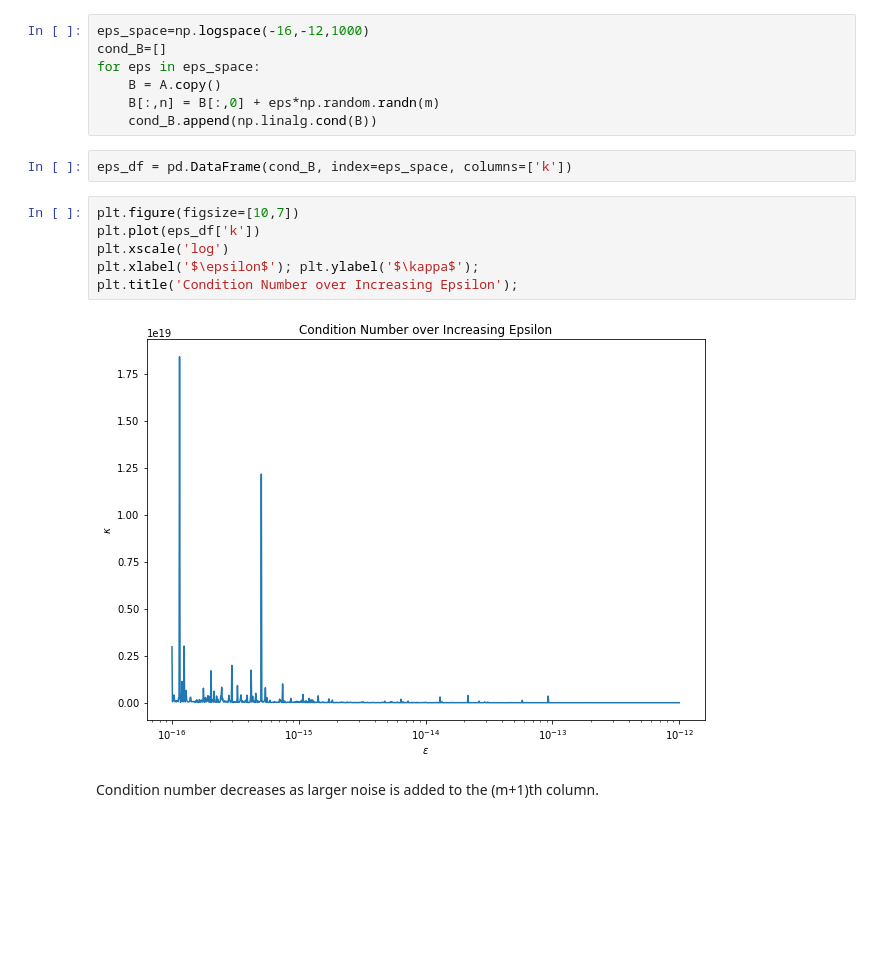
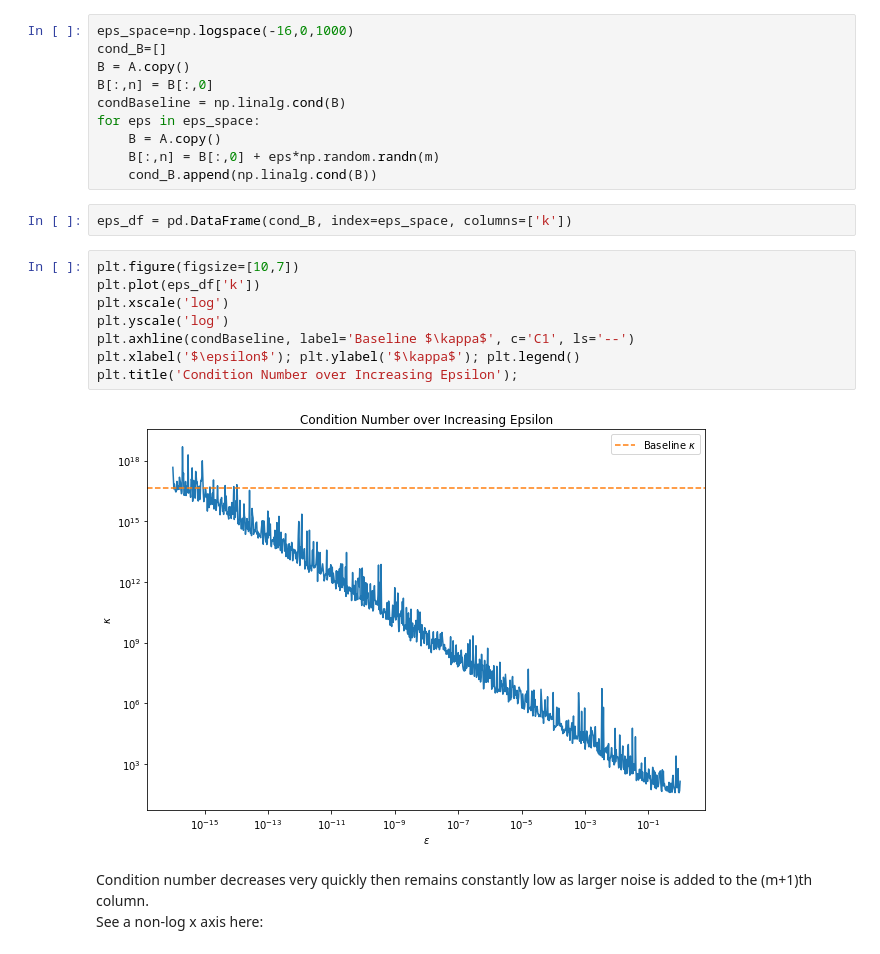
Before and after one commit to busbykt/AMATH584, a Jupyter notebook: Homework/hw3/hw3.ipynb, the cells around one changed output. Drawn from its saved outputs; the diff is of its cells as text; blank space fills up the shorter version.

```diff
--- a/Homework/hw3/hw3.ipynb
+++ b/Homework/hw3/hw3.ipynb
@@ -333,8 +362,11 @@ determinant: -3.4076348818018123e-08
 # %% [markdown]
 ## Part (c)
 # %%
-eps_space=np.logspace(-16,-12,1000)
+eps_space=np.logspace(-16,0,1000)
 cond_B=[]
+B = A.copy()
+B[:,n] = B[:,0]
+condBaseline = np.linalg.cond(B)
 for eps in eps_space:
     B = A.copy()
     B[:,n] = B[:,0] + eps*np.random.randn(m)
@@ -344,10 +376,13 @@ eps_df = pd.DataFrame(cond_B, index=eps_space, columns=['k'])
 # %%
 plt.figure(figsize=[10,7])
 plt.plot(eps_df['k'])
 plt.xscale('log')
-plt.xlabel('$\epsilon$'); plt.ylabel('$\kappa$');
+plt.yscale('log')
+plt.axhline(condBaseline, label='Baseline $\kappa$', c='C1', ls='--')
+plt.xlabel('$\epsilon$'); plt.ylabel('$\kappa$'); plt.legend()
 plt.title('Condition Number over Increasing Epsilon');
 # %% [output]
-[figure, old version]
+[figure, new version]
 # %% [markdown]
-Condition number decreases as larger noise is added to the (m+1)th column.
+Condition number decreases very quickly then remains constantly low as larger noise is added to the (m+1)th column.
+See a non-log x axis here:
```
Also changed, not shown: parts of 32 cells of this notebook, 4 other files.
